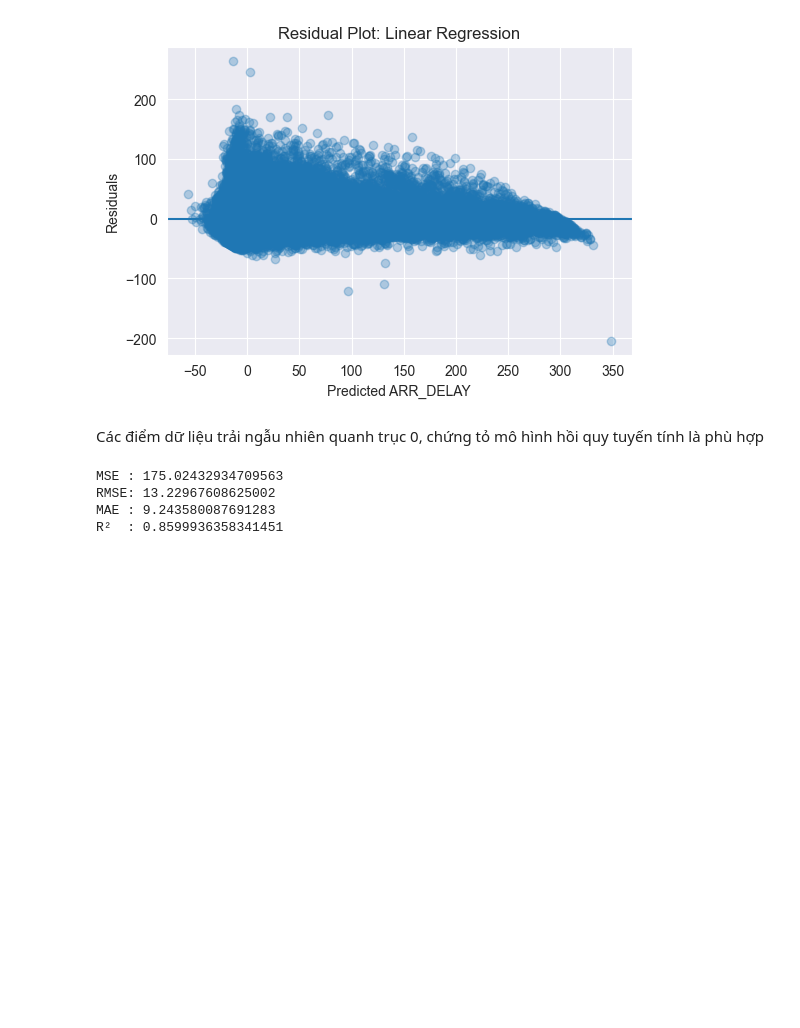
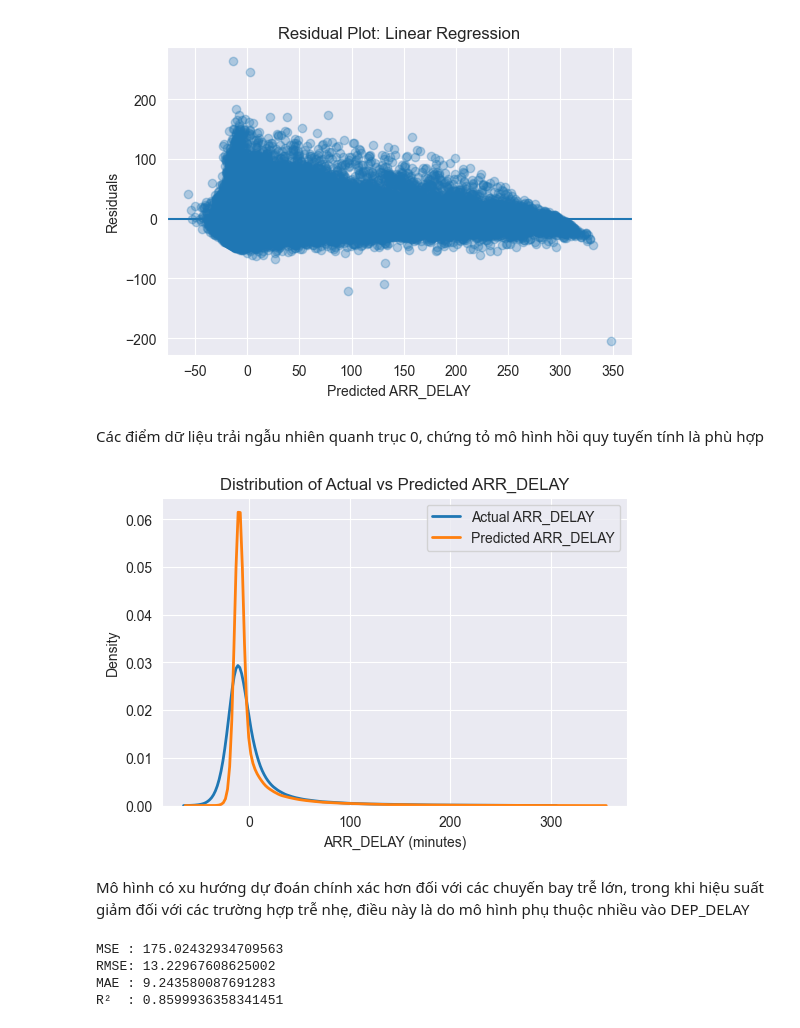
Before and after one commit to MinhPhi2504/IE313.Q12, a Jupyter notebook: flight.ipynb, the cells around one changed output. Saved outputs shown, nothing was run; the diff lists cells and outputs as text; code cells hidden in the pictures; blank space fills up the shorter version.

```diff
--- a/flight.ipynb
+++ b/flight.ipynb
@@ -1135,6 +1207,22 @@ plt.show()
 [figure]
 # %% [markdown]
 Các điểm dữ liệu trải ngẫu nhiên quanh trục 0, chứng tỏ mô hình hồi quy tuyến tính là phù hợp
+# %%
+plt.figure(figsize=(6, 4))
+
+sns.kdeplot(y, label="Actual ARR_DELAY", linewidth=2)
+sns.kdeplot(y_pred, label="Predicted ARR_DELAY", linewidth=2)
+
+plt.xlabel("ARR_DELAY (minutes)")
+plt.ylabel("Density")
+plt.title("Distribution of Actual vs Predicted ARR_DELAY")
+plt.legend()
+
+plt.show()
+# %% [output]
+[figure, added]
+# %% [markdown]
+Mô hình có xu hướng dự đoán chính xác hơn đối với các chuyến bay trễ lớn, trong khi hiệu suất giảm đối với các trường hợp trễ nhẹ, điều này là do mô hình phụ thuộc nhiều vào DEP_DELAY
 # %%
 from sklearn.metrics import mean_squared_error, mean_absolute_error, r2_score
 
```
Also changed, not shown: parts of 14 cells of this notebook.
